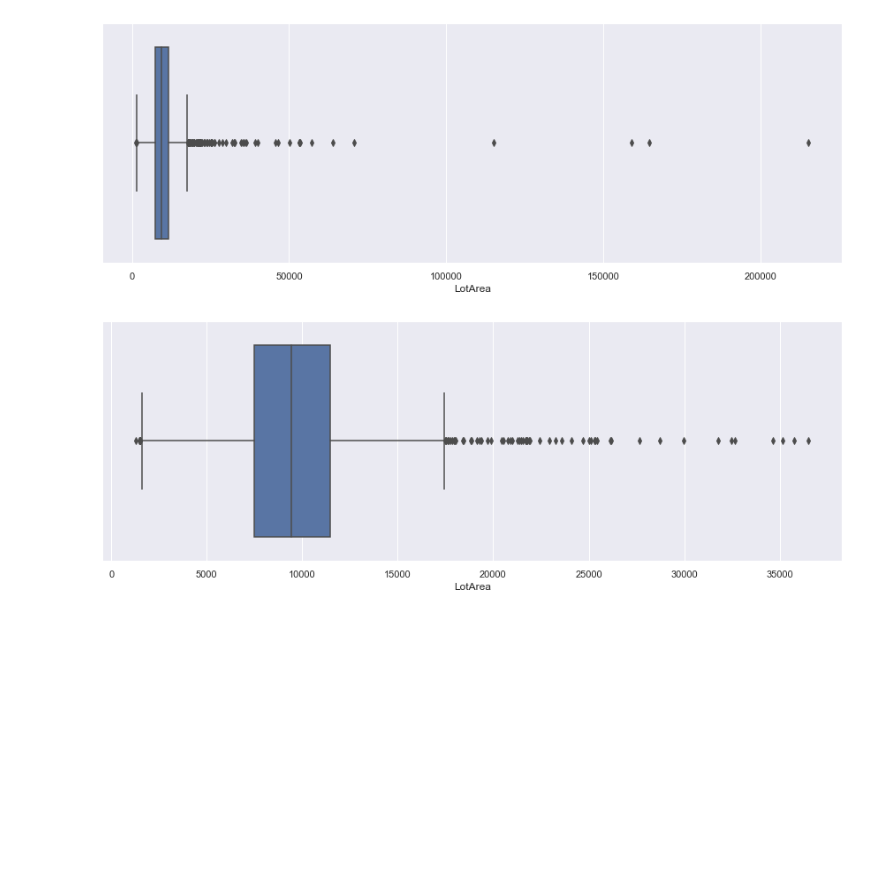
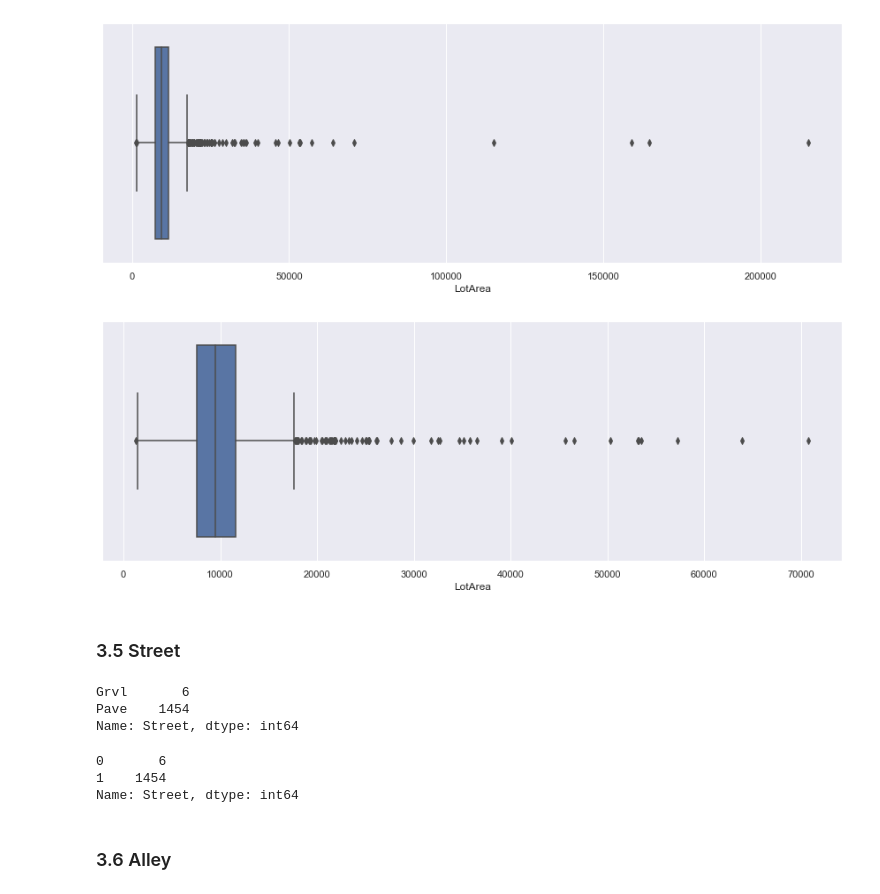
Before and after one commit to akshaykadam100/Housing-Price-Calculator, a Jupyter notebook: V1.ipynb, the cells around one changed output. Drawn from its saved outputs; the diff is of its cells as text; code cells hidden in the pictures; blank space fills up the shorter version.

Commit message:
Started Feature Variable Data Cleaning

```diff
--- a/V1.ipynb
+++ b/V1.ipynb
@@ -170,7 +166,16 @@ plt.show()
 [figure]
 # %%
 plt.figure(figsize=(15, 5))
-sns.boxplot(raw_data.LotArea[raw_data.LotArea < raw_data.LotArea.quantile(0.99)])
+sns.boxplot(raw_data.LotArea[raw_data.LotArea < 100000])
 plt.show()
 # %% [output]
-[figure, old version]
+[figure, new version]
+# %% [markdown]
+### 3.5 Street
+# %%
+street_df = raw_data.Street.value_counts(sort=False)
+street_df
+# %% [output]
+Grvl       6
+Pave    1454
+Name: Street, dtype: int64
@@ -176,0 +184,8 @@ plt.show()
+# %%
+raw_data.Street.value_counts(sort=False)
+# %% [output]
+0       6
+1    1454
+Name: Street, dtype: int64
+# %% [markdown]
+### 3.6 Alley
```
Also changed, not shown: parts of 29 cells of this notebook.
